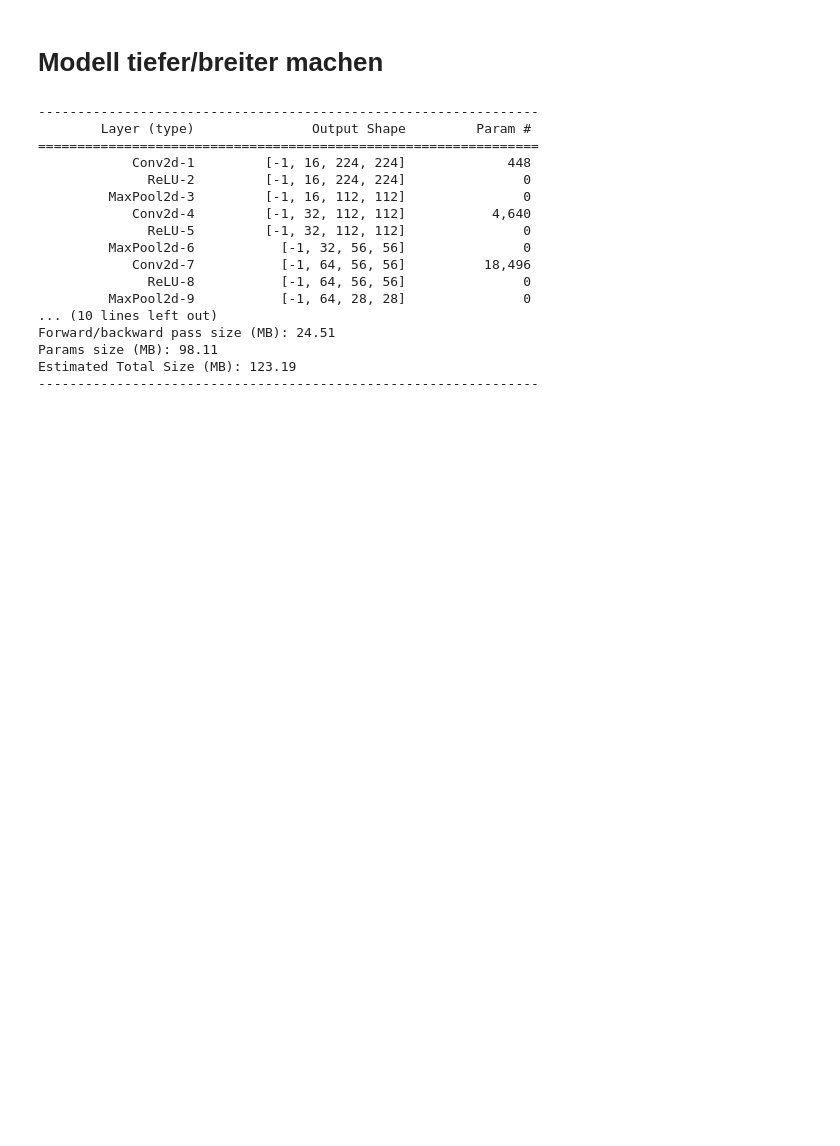
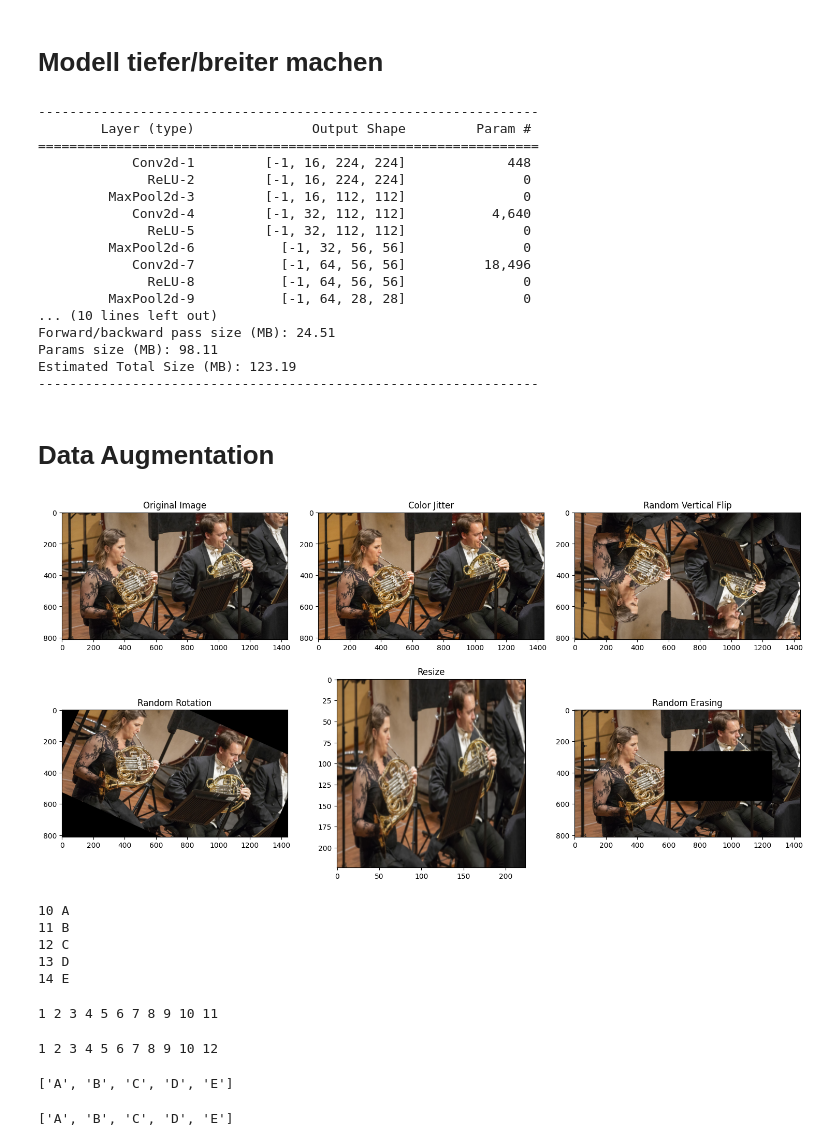
Before and after one commit to juebrauer/ws23_deeplearning4computervision, a Jupyter notebook: 1-2_cnn_trainieren_und_testen.ipynb, the cells around one changed output. Saved outputs shown, nothing was run; the diff lists cells and outputs as text; code cells hidden in the pictures; blank space fills up the shorter version.

Commit message:
Experiments with data augmentation.

```diff
--- a/1-2_cnn_trainieren_und_testen.ipynb
+++ b/1-2_cnn_trainieren_und_testen.ipynb
@@ -661,3 +686,82 @@ Forward/backward pass size (MB): 24.51
 Params size (MB): 98.11
 Estimated Total Size (MB): 123.19
 ----------------------------------------------------------------
+# %% [markdown]
+# Data Augmentation
+# %%
+import cv2
+import numpy as np
+from PIL import Image
+import torchvision.transforms as transforms
+import matplotlib.pyplot as plt
+
+# Bild mit OpenCV laden
+folder = "/home/juebrauer/link_to_vcd/07_datasets/35_test_images_for_imagenette_models/"
+#fname = "garbagetruck01.jpg"
+#fname = "garbagetruck02.jpg"
+#fname = "casetteplayer01.jpg"
+fname = "frenchhorn01.jpg"
+opencv_image = cv2.imread(folder + fname)
+
+# Konvertieren von BGR (OpenCV) zu RGB
+opencv_image_rgb = cv2.cvtColor(opencv_image, cv2.COLOR_BGR2RGB)
+
+# Umwandeln des OpenCV Bildes (NumPy Array) in ein PIL Bild
+pil_image = Image.fromarray(opencv_image_rgb)
+
+# Definieren Sie die einzelnen Data Augmentation Transformationen
+transformations = {
+    "Color Jitter": transforms.ColorJitter(saturation=.5),
+    "Random Vertical Flip": transforms.RandomVerticalFlip(p=1.0),
+    "Random Rotation": transforms.RandomRotation(degrees=30),
+    "Resize": transforms.Resize((224, 224)),
+    "Random Erasing": transforms.Compose([
+        transforms.ToTensor(),
+        transforms.RandomErasing(p=1, scale=(0.02, 0.33), ratio=(0.3, 3.3), value=0),
+        transforms.ToPILImage()
+    ])
+}
+
+# Visualisierung
+plt.figure(figsize=(15, 8))
+plt.subplot(2, 3, 1)
+plt.imshow(pil_image)
+plt.title('Original Image')
+
+# Anwenden und Anzeigen jeder Transformation
+for i, (key, transform) in enumerate(transformations.items(), 2):
+    transformed_image = transform(pil_image)
+    plt.subplot(2, 3, i)
+    plt.imshow(transformed_image)
+    plt.title(key)
+
+plt.tight_layout()
+plt.show()
+# %% [output]
+[figure, added]
+# %%
+l = ["A","B","C","D","E"]
+for i, e in enumerate(l, 10):
+    print(i, e)
+# %% [output]
+10 A
+11 B
+12 C
+13 D
+14 E
+# %%
+print(1,2,3,4,5,6,7,8,9,10,11)
+# %% [output]
+1 2 3 4 5 6 7 8 9 10 11
+# %%
+print(1,2,3,4,5,6,7,8,9,10,12)
+# %% [output]
+1 2 3 4 5 6 7 8 9 10 12
+# %%
+l
+# %% [output]
+['A', 'B', 'C', 'D', 'E']
+# %%
+print(l)
+# %% [output]
+['A', 'B', 'C', 'D', 'E']
```
Also changed, not shown: parts of 4 cells of this notebook, 1 other file.
